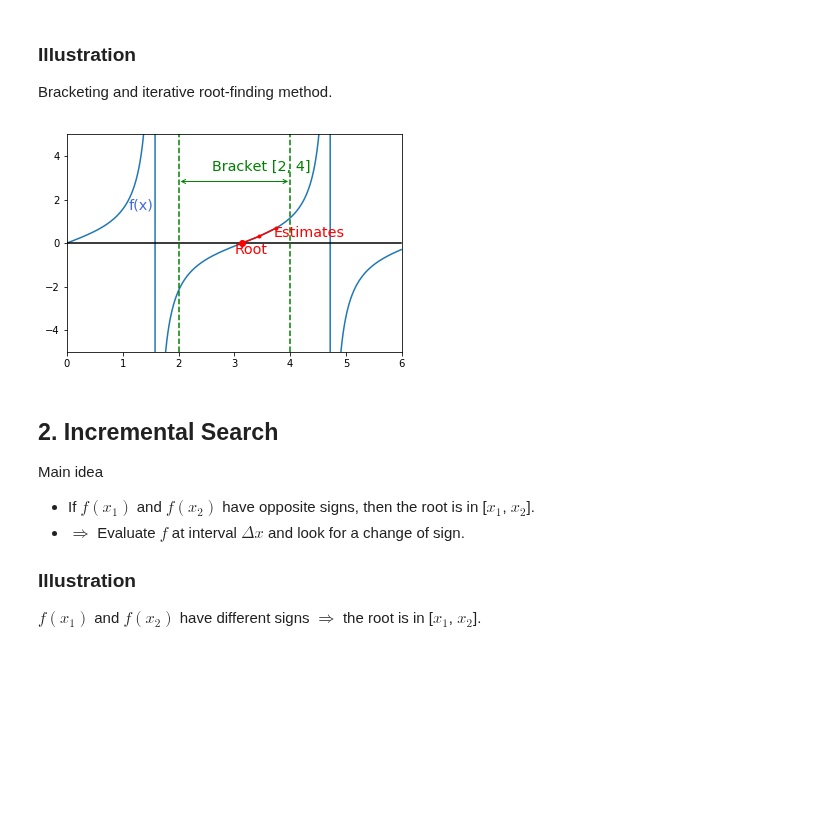
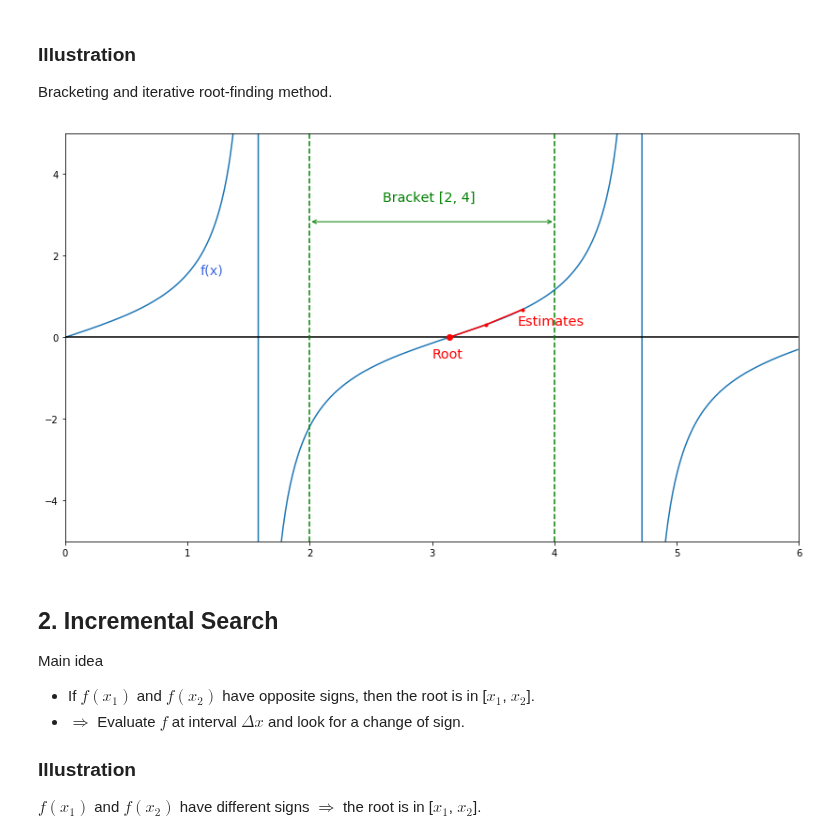
Before and after one commit to tgteacher/numerical-methods, a Jupyter notebook: notebooks/Chapter4.ipynb, the cells around one changed output. Drawn from its saved outputs; the diff is of its cells as text; code cells hidden in the pictures; blank space fills up the shorter version.

Commit message:
utils.py, updates in Ch4

```diff
--- a/notebooks/Chapter4.ipynb
+++ b/notebooks/Chapter4.ipynb
@@ -46,54 +32,11 @@ set_size('presentation')
 ### Illustration
 
 Bracketing and iterative root-finding method.
-# %%
-from matplotlib import pyplot as plt
-from numpy import arange, tan, zeros
-from math import pi
-
-def intro_plot():
-    xmin = 0
-    xmax = 6
-    x = arange(xmin, xmax, 0.01)
-    plt.plot(x, tan(x), '-')
-    plt.plot(x, zeros(x.size), '-', color='black')
-    miny = -5
-    maxy = 5
-    plt.ylim(miny, maxy)
-    plt.xlim(xmin, xmax)
-
-    # Annotation
-    label_size = 'x-large'
-    plt.annotate("f(x)", xy=(1.1, tan(1)), fontsize=label_size, color='royalblue')
-
-    # Bracket
-    minx = 2
-    maxx = 4
-    bracket_color = 'green'
-    plt.plot([minx, minx], [miny, maxy], '--', color=bracket_color)
-    plt.plot([maxx, maxx], [miny, maxy], '--', color=bracket_color)
-    ybracket = 2/3*(maxy)
-    plt.annotate("Bracket [{}, {}]".format(minx, maxx), xy=((minx+maxx)/2-0.4, ybracket), color=bracket_color, fontsize=label_size)
-    plt.annotate(s='', xy=(minx, ybracket-0.5), xytext=(maxx,ybracket-0.5), arrowprops=dict(arrowstyle='<->', color=bracket_color))
-
-    # Root
-    from math import pi
-    #plt.plot([0, 6], [0, 0], '--', color='black')
-    plt.plot([pi], [0], 'o', color='red')
-    plt.annotate("Root", xy=(3, -0.5), color='red', fontsize=label_size)
-    return plt
-
-plt = intro_plot()
-label_size = 'x-large'
-# Estimates
-step = 0.3
-maxx = 4
-x = arange(pi, maxx, step)
-plt.plot(x, tan(x), '.-', color='red')
-plt.annotate('Estimates', xy=(maxx-step, tan(pi+step)), color='red', fontsize=label_size)
-plt.show()
-# %% [output]
-[figure, removed]
+# %%
+from utils import *
+ch4_intro_plot()
+# %% [output]
+[figure, added]
 # %% [markdown]
 ## 2. Incremental Search
 
```
Also changed, not shown: parts of 35 cells of this notebook, 1 other file.
